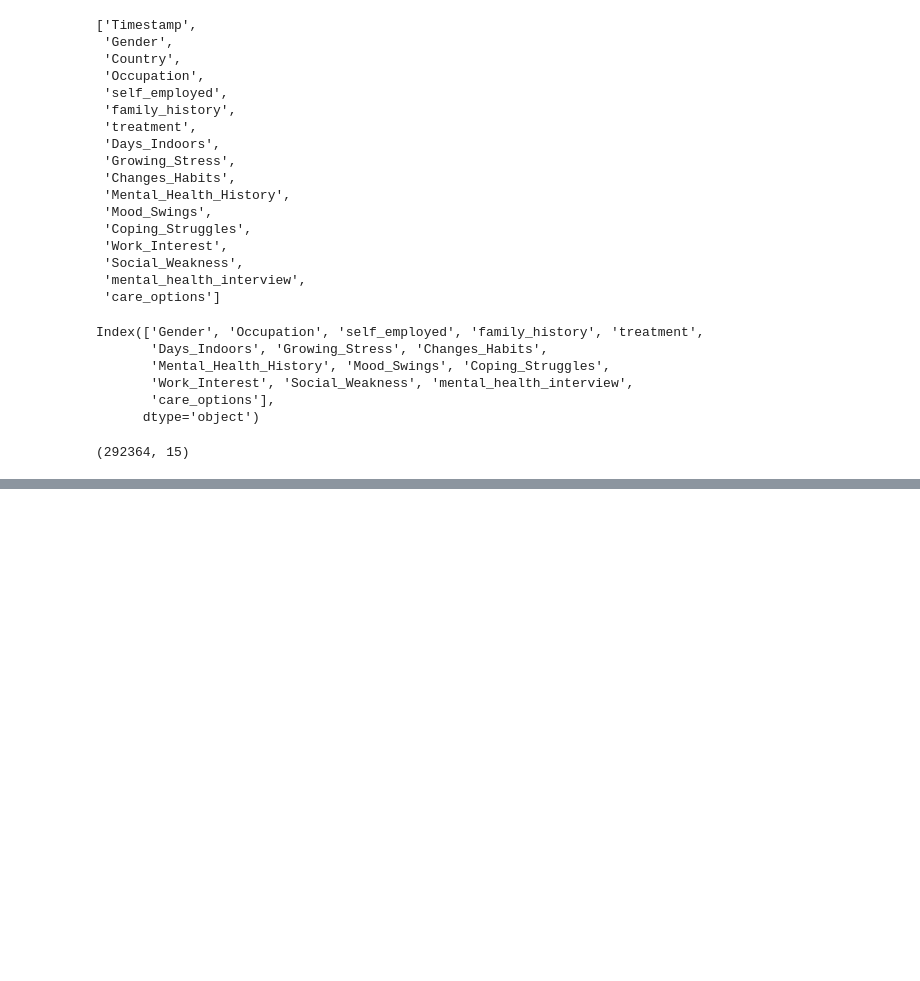
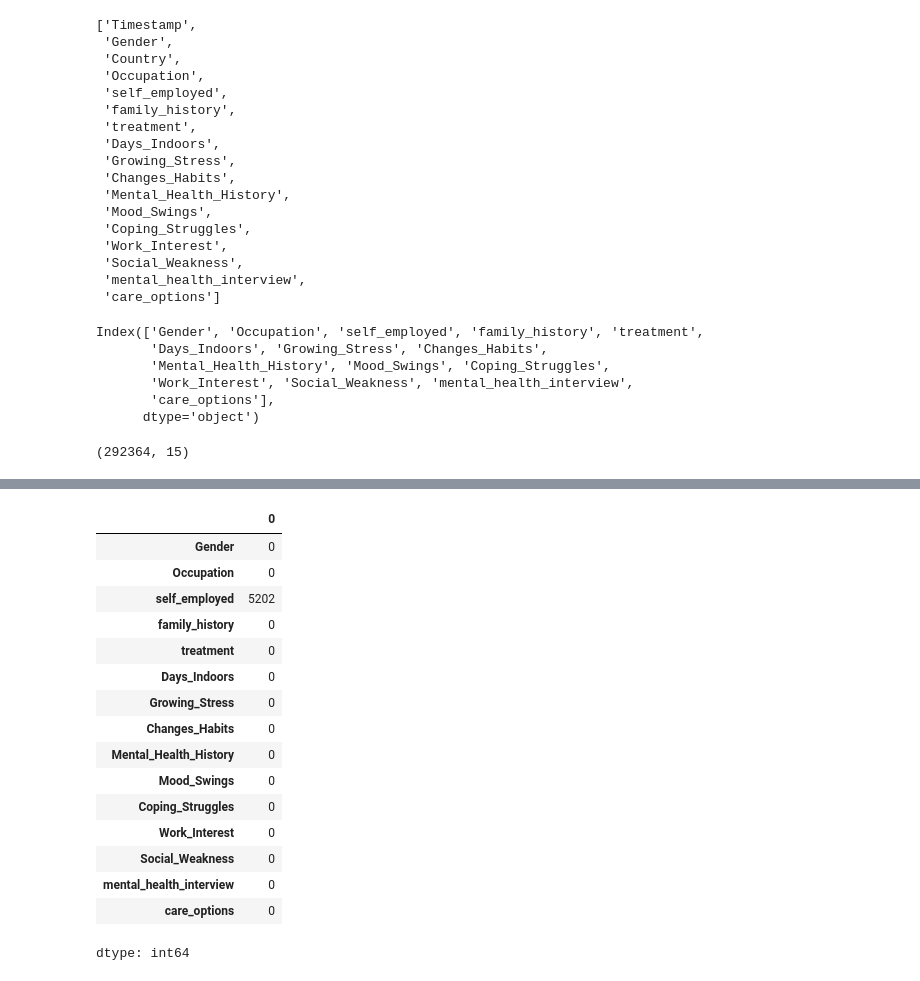
Before and after one commit to kamijoseph/Mental-Health, a Jupyter notebook: mental_health.ipynb, the cells around one changed output, grey strips where cells are left out. Saved outputs shown, nothing was run; the diff lists cells and outputs as text; code cells hidden in the pictures; blank space fills up the shorter version.

Commit message:
duplicated adn null values

```diff
--- a/mental_health.ipynb
+++ b/mental_health.ipynb
@@ -148,0 +158,21 @@ data.shape
+# %%
+# checking for null values
+data.isnull().sum()
+# %% [output]
+|  | 0 |
+| Gender | 0 |
+| Occupation | 0 |
+| self_employed | 5202 |
+| family_history | 0 |
+| treatment | 0 |
+| Days_Indoors | 0 |
+| Growing_Stress | 0 |
+| Changes_Habits | 0 |
+| Mental_Health_History | 0 |
+| Mood_Swings | 0 |
+| Coping_Struggles | 0 |
+| Work_Interest | 0 |
+| Social_Weakness | 0 |
+| mental_health_interview | 0 |
+| care_options | 0 |
+dtype: int64
```
Also changed, not shown: parts of 4 cells of this notebook.
